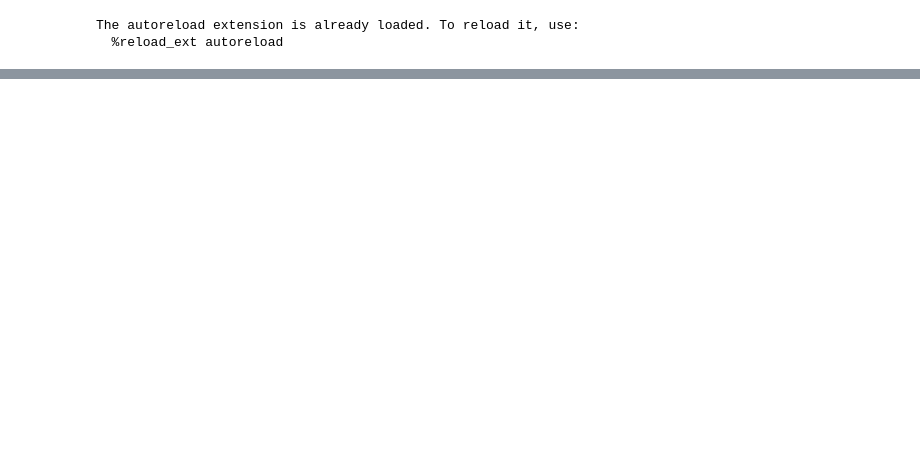
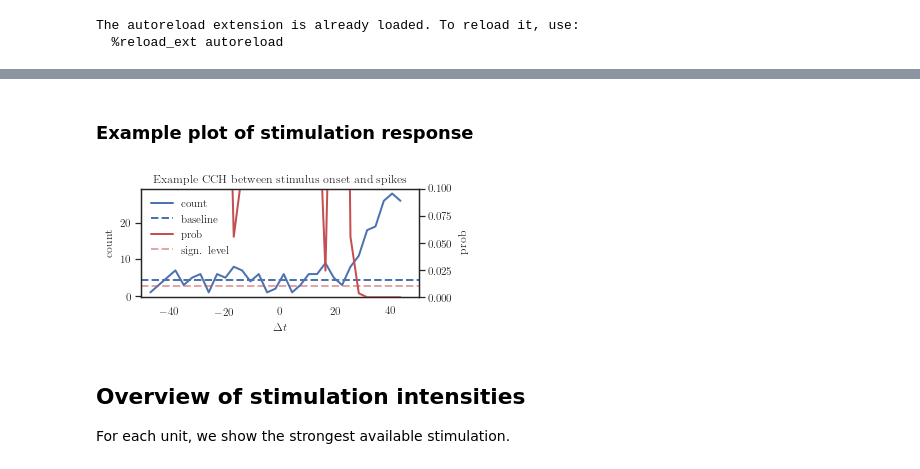
Before and after one commit to lepmik/causal-optogenetics-paper-data, a Jupyter notebook: Figure 6 HippocampalData.ipynb, the cells around one changed output, grey strips where cells are left out. Cells and saved outputs as stored; diff of their text form; code cells hidden in the pictures; blank space fills up the shorter version.

Commit message:
Figure 6 added

```diff
--- a/Figure 6 HippocampalData.ipynb
+++ b/Figure 6 HippocampalData.ipynb
@@ -163,0 +151,6 @@ AttributeError: module 'exana.statistics' has no attribute 'hollow_gaussian'
+# %%
+df_stim = tls_exp.find_significant_stimulations(blks,
+   stimccg_binsize,
+   stimccg_limit,
+   stimccg_pthres,
+   condition_annot_unit={'tagged': True})
@@ -163,0 +181,34 @@ AttributeError: module 'exana.statistics' has no attribute 'hollow_gaussian'
+# %% [markdown]
+### Example plot of  stimulation response
+# %%
+fig, ax = plt.subplots(1)
+row_sel = 2
+ln0 = ax.plot(df_stim.loc[row_sel]['bins'],
+        df_stim.loc[row_sel]['cch'],
+       label='count')
+ln1 = ax.axhline(df_stim.loc[row_sel]['rate_baseline'],
+           label='baseline',
+          linestyle='--')
+ax.set_xlabel(r'$\Delta t$')
+ax.set_ylabel(r'count')
+ax2 = ax.twinx()
+ln2 = ax2.plot(df_stim.loc[row_sel]['bins'],
+         df_stim.loc[row_sel]['pfast'], c='r',
+        label='prob')
+ln3 = ax2.axhline(stimccg_pthres, c='r', linestyle='--',alpha=0.5, label='sign. level')
+ax2.set_ylabel(r'prob')
+
+ax2.set_ylim(0, 0.1)
+ax.set_xlim(-50., 50.)
+ax2.set_xlim(-50., 50.)
+
+ln = ln0+[ln1]+ln2+[ln3]
+labs = [l.get_label() for l in ln]
+ax.legend(ln, labs, loc=0)
+ax.set_title('Example CCH between stimulus onset and spikes')
+plt.show()
+# %% [output]
+[figure, added]
+# %% [markdown]
+## Overview of stimulation intensities
+For each unit, we show the strongest available stimulation.
```
Also changed, not shown: parts of 61 cells of this notebook.
